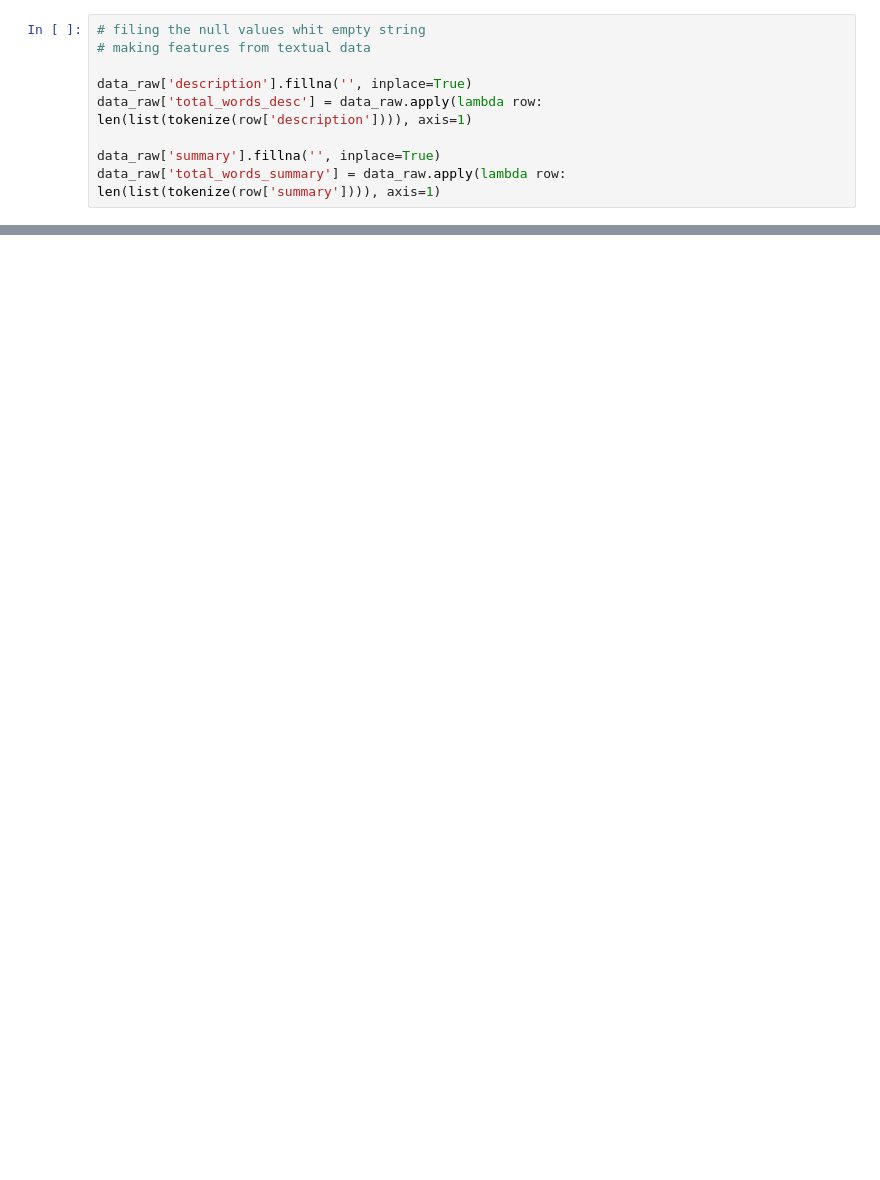
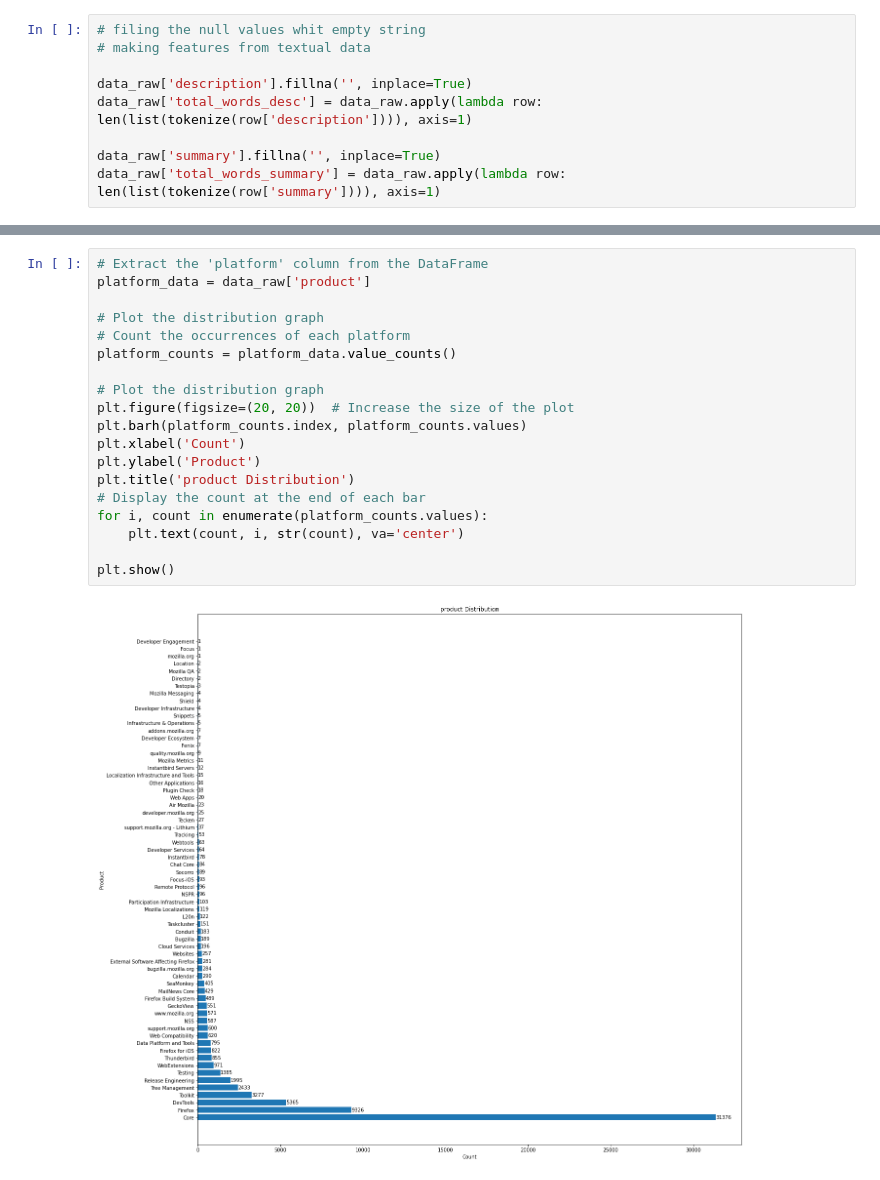
Before and after one commit to manoelf/master-research-bugreport, a Jupyter notebook: notebook/bug_report_data_analysis.ipynb, the cells around one changed output, grey strips where cells are left out. Cells and saved outputs as stored; diff of their text form; blank space fills up the shorter version.

```diff
--- a/notebook/bug_report_data_analysis.ipynb
+++ b/notebook/bug_report_data_analysis.ipynb
@@ -88,0 +161,21 @@ len(column_names)
+# %%
+# Extract the 'platform' column from the DataFrame
+platform_data = data_raw['product']
+
+# Plot the distribution graph
+# Count the occurrences of each platform
+platform_counts = platform_data.value_counts()
+
+# Plot the distribution graph
+plt.figure(figsize=(20, 20))  # Increase the size of the plot
+plt.barh(platform_counts.index, platform_counts.values)
+plt.xlabel('Count')
+plt.ylabel('Product')
+plt.title('product Distribution')
+# Display the count at the end of each bar
+for i, count in enumerate(platform_counts.values):
+    plt.text(count, i, str(count), va='center')
+
+plt.show()
+# %% [output]
+[figure, added]
```
Also changed, not shown: parts of 8 cells of this notebook, 1 other file.
